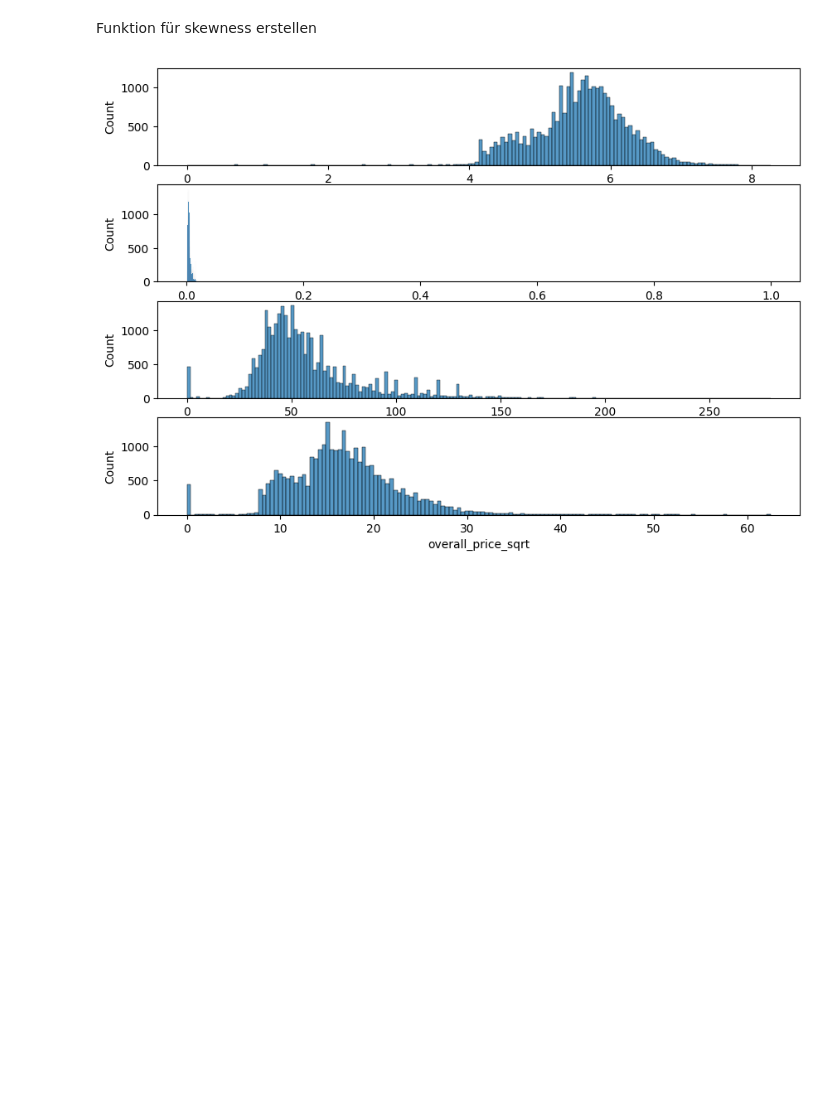
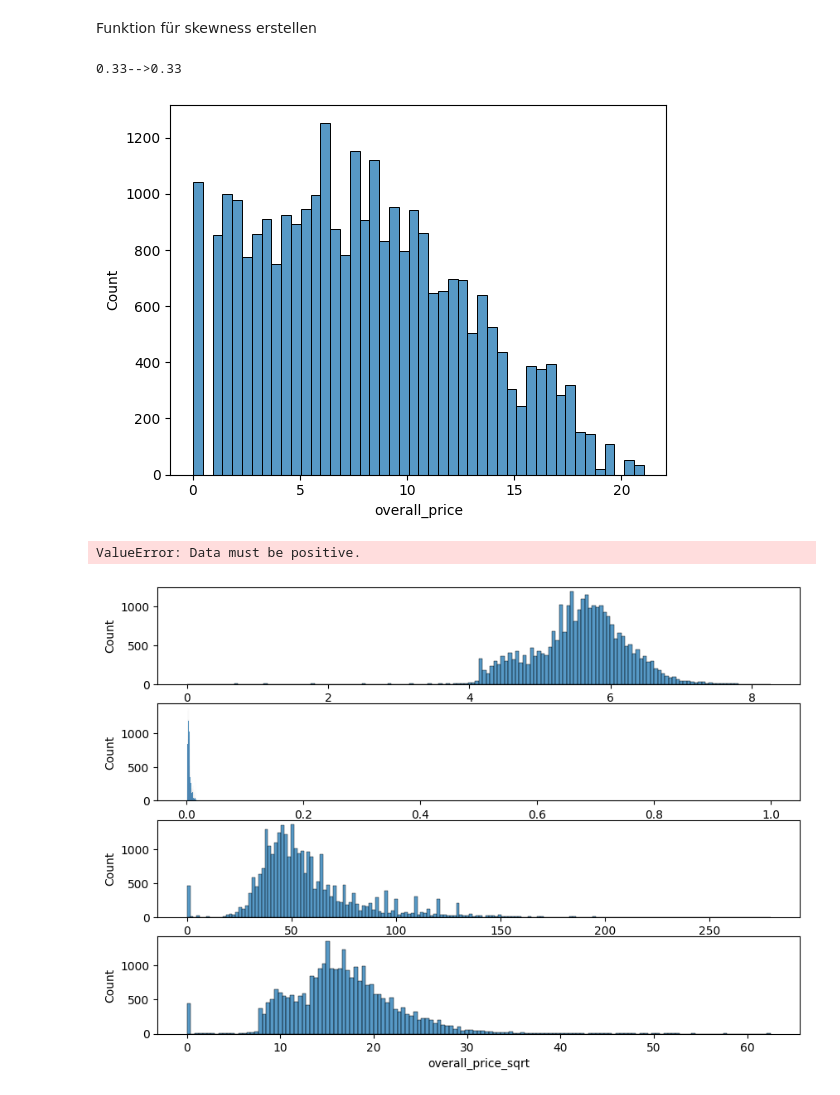
Before and after one commit to Jannis997/Hotel_Reservations, a Jupyter notebook: test.ipynb, the cells around one changed output. Saved outputs shown, nothing was run; the diff lists cells and outputs as text; code cells hidden in the pictures; blank space fills up the shorter version.

```diff
--- a/test.ipynb
+++ b/test.ipynb
@@ -395,3 +398,23 @@ t = sns.histplot(df_EDA["lead_time"], ax=ax[3])
+# %%
+def reduce_skewness(df, skewed_feature):
+    # This function chooses and applies the best method for skewness reduction
+    # create a new DataFrame with the skewed feature and add several transformations
+    df_skewness = pd.DataFrame({skewed_feature:df[skewed_feature]})
+    df_skewness[skewed_feature+"_log"]=np.log(df[skewed_feature])
+    df_skewness[skewed_feature+"_sqrt"] = df[skewed_feature]**(.5)
+    if ~np.any(df_skewness[skewed_feature] <= 0):
+        df_skewness[skewed_feature+"_sqrt"] = df[skewed_feature]**(.5)
+
+    # Prints the new skewness, a histplot and returns the column with the smallest skewness
+    skew_new = np.argmin(abs(df_skewness.skew()))
+    print(f"{round(df_skewness[skewed_feature].skew(),2)}-->{round((df_skewness.iloc[:,skew_new]).skew(),2)}")
+    sns.histplot(df_skewness.iloc[:,skew_new])
+    return df_skewness.iloc[:,skew_new]
+# %%
+df_EDA["overall_price"] = reduce_skewness(df_EDA,"overall_price")
+# %% [output]
+0.33-->0.33
+[figure, added]
 # %%
 from scipy.stats import boxcox
 df_skewness = pd.DataFrame()
@@ -399,9 +422,12 @@ df_skewness["overall_nights"] = np.log(df_EDA["overall_nights"])
 df_skewness["overall_price_log"] = np.log(df_EDA["overall_price"])
 df_skewness["overall_price_recip"] = 1/df_EDA["overall_price"]
 df_skewness["overall_price_sqrt"] = df_EDA["overall_price"]**(.5)
-#df_skewness["overall_price_boxcox"] = df_EDA["overall_price"], lmbda = boxcox(df_EDA["overall_price"], lmbda=None)
+df_skewness["overall_price_boxcox"] = df_EDA["overall_price"], lmbda = boxcox(df_EDA["overall_price"], lmbda=None)
 df_skewness["average_price_per_room_person"] = np.log(df_EDA["average_price_per_room_person"])
 df_skewness["lead_time"] = np.log(df_EDA["lead_time"])
+sns.histplot(df_skewness["overall_price_log"]
+# %% [output]
+ValueError: Data must be positive.
 # %%
 fig, ax = plt.subplots(4, figsize=(10, 7))
 t = sns.histplot(df_skewness["overall_price_log"], ax=ax[0])
```
Also changed, not shown: parts of 1 cell of this notebook.
